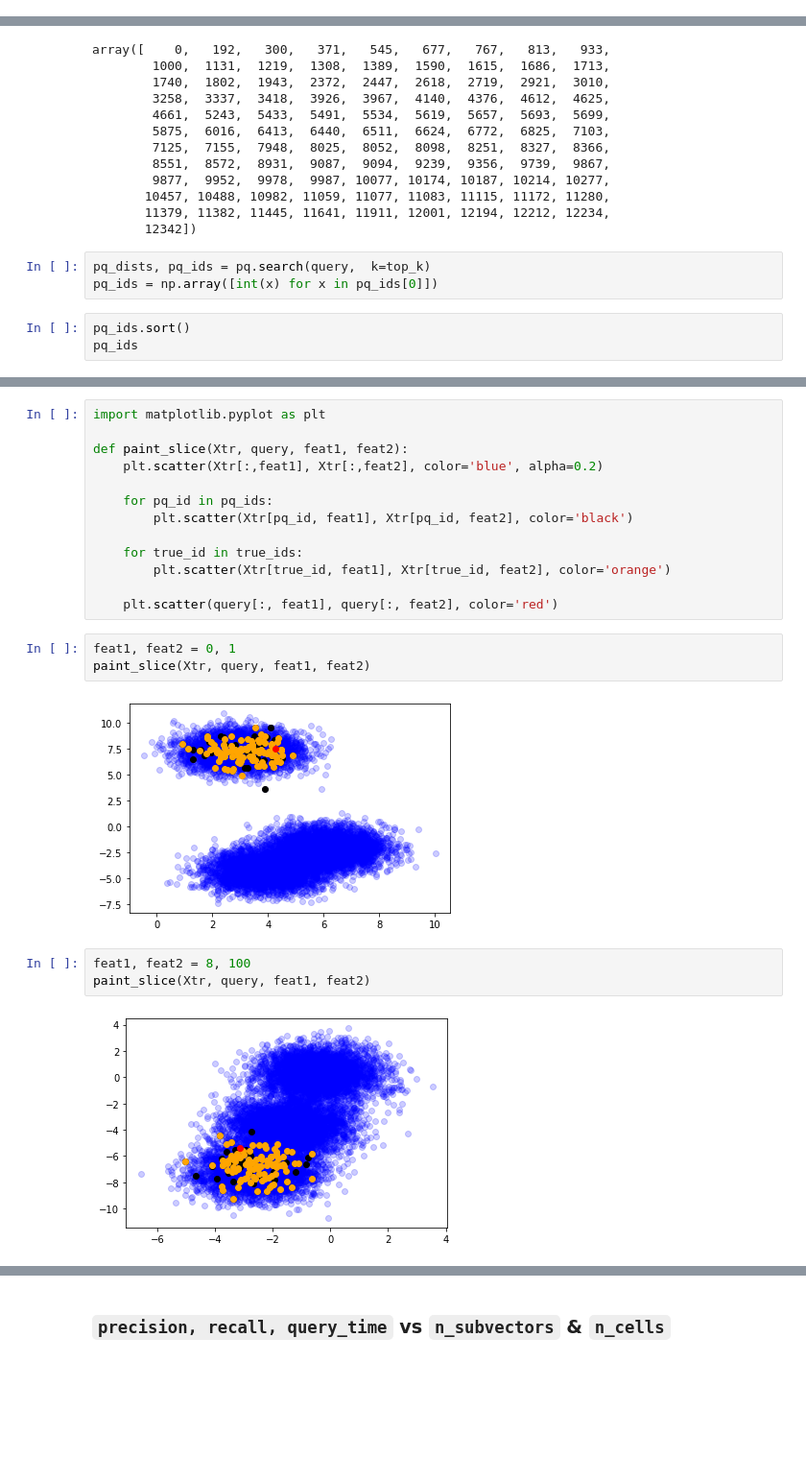
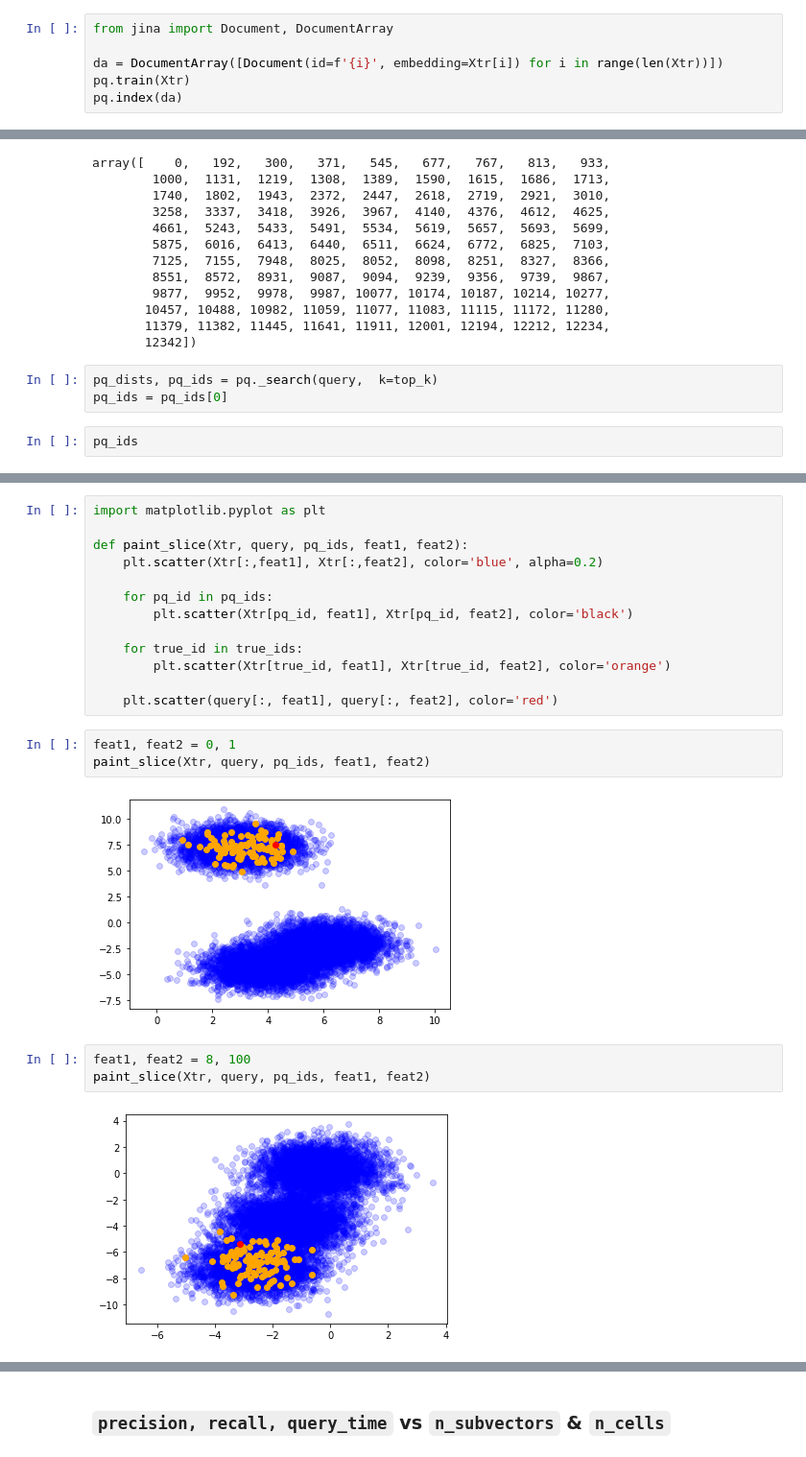
Before and after one commit to jina-ai/annlite, a Jupyter notebook: notebooks/benchmark_pqlite.ipynb, the cells around one changed output, grey strips where cells are left out. Shown at 96% size. Saved outputs shown, nothing was run; the diff lists cells and outputs as text; blank space fills up the shorter version.

```diff
--- a/notebooks/benchmark_pqlite.ipynb
+++ b/notebooks/benchmark_pqlite.ipynb
@@ -47,0 +50,6 @@ pq.add(Xtr, ids=list(range(len(Xtr))))
+# %%
+from jina import Document, DocumentArray
+
+da = DocumentArray([Document(id=f'{i}', embedding=Xtr[i]) for i in range(len(Xtr))])
+pq.train(Xtr)
+pq.index(da)
@@ -110,9 +131,8 @@ array([    0,   192,   300,   371,   545,   677,   767,   813,   933,
        11379, 11382, 11445, 11641, 11911, 12001, 12194, 12212, 12234,
        12342])
 # %%
-pq_dists, pq_ids = pq.search(query,  k=top_k)
-pq_ids = np.array([int(x) for x in pq_ids[0]])
+pq_dists, pq_ids = pq._search(query,  k=top_k)
+pq_ids = pq_ids[0]
 # %%
-pq_ids.sort()
 pq_ids
 # %% [output]
@@ -139,7 +151,7 @@ print(_recall(true_ids, pq_ids, top_k))
 # %%
 import matplotlib.pyplot as plt
 
-def paint_slice(Xtr, query, feat1, feat2):
+def paint_slice(Xtr, query, pq_ids, feat1, feat2):
     plt.scatter(Xtr[:,feat1], Xtr[:,feat2], color='blue', alpha=0.2)
 
     for pq_id in pq_ids:
@@ -151,13 +163,13 @@ def paint_slice(Xtr, query, feat1, feat2):
     plt.scatter(query[:, feat1], query[:, feat2], color='red')
 # %%
 feat1, feat2 = 0, 1
-paint_slice(Xtr, query, feat1, feat2)
+paint_slice(Xtr, query, pq_ids, feat1, feat2)
 # %% [output]
-[figure, old version]
+[figure, new version]
 # %%
 feat1, feat2 = 8, 100
-paint_slice(Xtr, query, feat1, feat2)
+paint_slice(Xtr, query, pq_ids, feat1, feat2)
 # %% [output]
-[figure, old version]
+[figure, new version]
 # %%
 feat1, feat2 = 3,4
```
Also changed, not shown: parts of 16 cells of this notebook, 3 other files.
